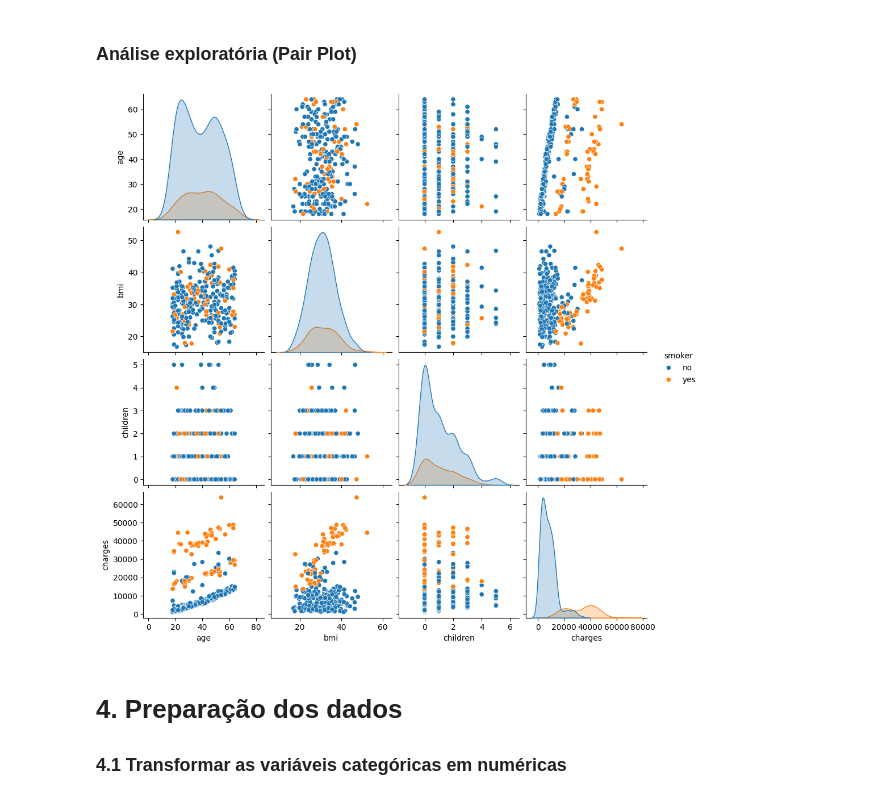
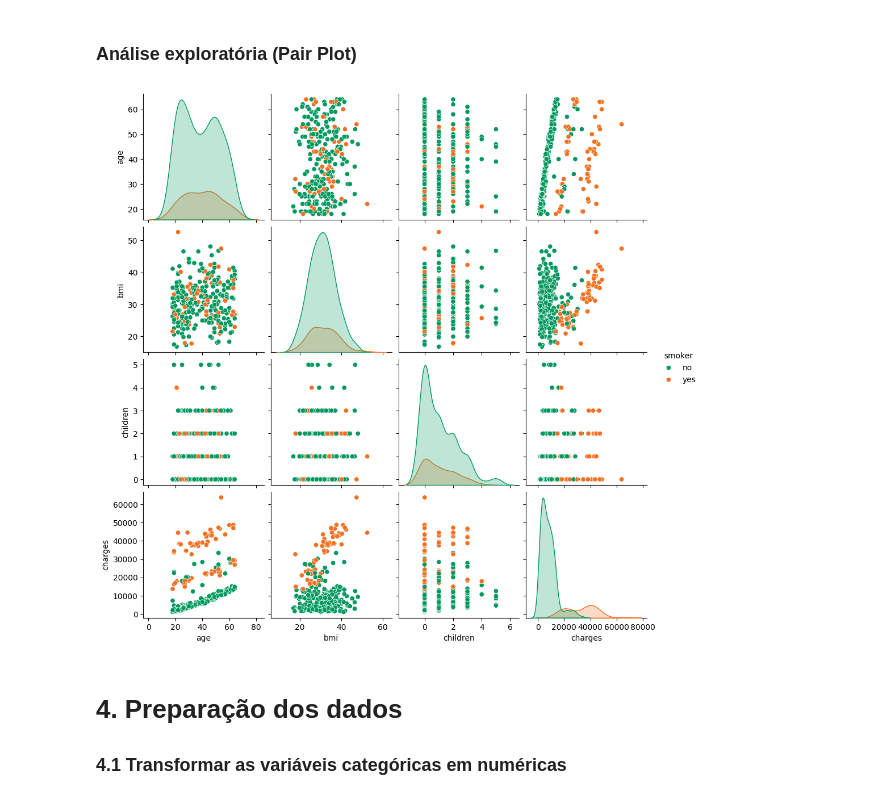
Before and after one commit to EduPekUfpr/PythonProject, a Jupyter notebook: LDS_LinearRegression_insurance.ipynb, the cells around one changed output. Drawn from its saved outputs; the diff is of its cells as text; code cells hidden in the pictures.

```diff
--- a/LDS_LinearRegression_insurance.ipynb
+++ b/LDS_LinearRegression_insurance.ipynb
@@ -149,17 +154,19 @@ plt.show()
 # %%
 df_sample = df.sample(300, random_state=42)
 
 #df_sample = df.copy()
+palette = ["#00995D", "#F37021"]
 
 sns.pairplot(
     df_sample,
     hue="smoker",   # cor por fumante (muito didático)
-    diag_kind="kde"
+    diag_kind="kde",
+    palette = palette
 )
 
 plt.show()
 # %% [output]
-[figure, old version]
+[figure, new version]
 # %% [markdown]
 # 4. Preparação dos dados
 
```
Also changed, not shown: parts of 6 cells of this notebook.
